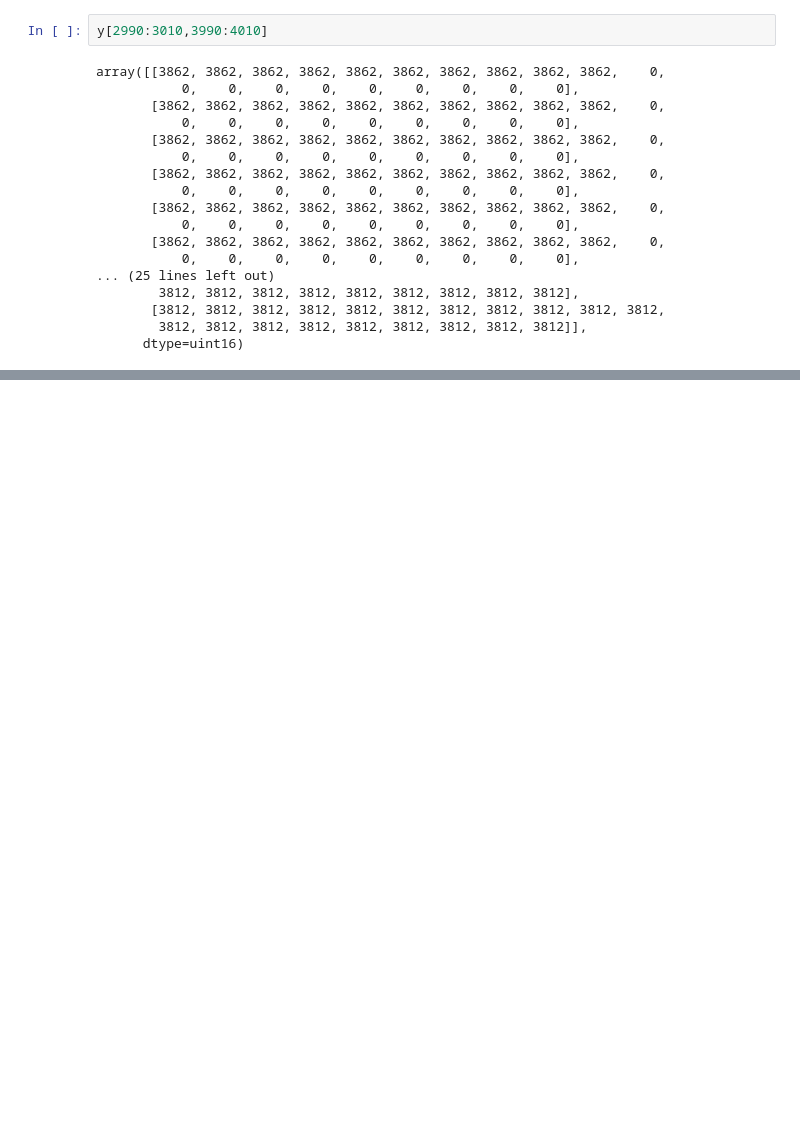
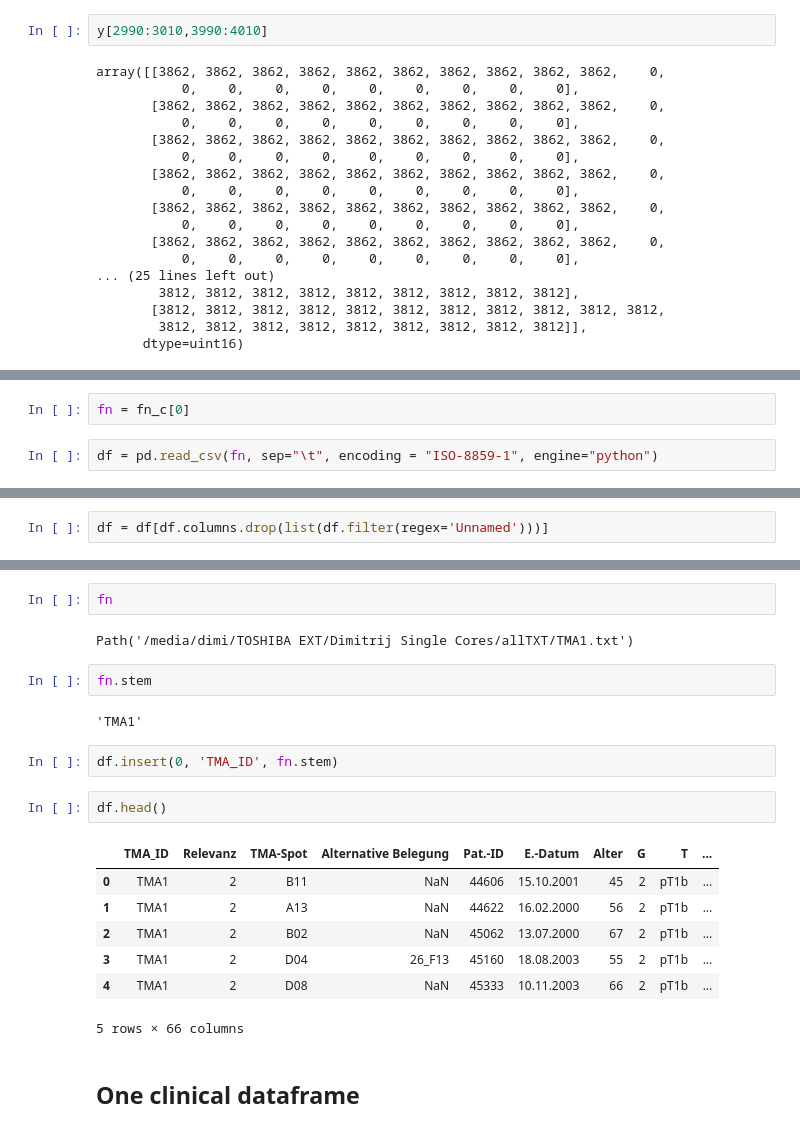
Before and after one commit to DiTscho/ml, a Jupyter notebook: 00_data.ipynb, the cells around one changed output, grey strips where cells are left out. Cells and saved outputs as stored; diff of their text form; blank space fills up the shorter version.

```diff
--- a/00_core.ipynb
+++ b/00_data.ipynb
@@ -100,0 +158,4 @@ array([[3862, 3862, 3862, 3862, 3862, 3862, 3862, 3862, 3862, 3862,    0,
+# %%
+fn = fn_c[0]
+# %%
+df = pd.read_csv(fn, sep="\t", encoding = "ISO-8859-1", engine="python")
@@ -100,0 +186,2 @@ array([[3862, 3862, 3862, 3862, 3862, 3862, 3862, 3862, 3862, 3862,    0,
+# %%
+df = df[df.columns.drop(list(df.filter(regex='Unnamed')))]
@@ -100,0 +212,22 @@ array([[3862, 3862, 3862, 3862, 3862, 3862, 3862, 3862, 3862, 3862,    0,
+# %%
+fn
+# %% [output]
+Path('/media/dimi/TOSHIBA EXT/Dimitrij Single Cores/allTXT/TMA1.txt')
+# %%
+fn.stem
+# %% [output]
+'TMA1'
+# %%
+df.insert(0, 'TMA_ID', fn.stem)
+# %%
+df.head()
+# %% [output]
+|  | TMA_ID | Relevanz | TMA-Spot | Alternative Belegung | Pat.-ID | E.-Datum | Alter | G | T | ... |
+| 0 | TMA1 | 2 | B11 | NaN | 44606 | 15.10.2001 | 45 | 2 | pT1b | ... |
+| 1 | TMA1 | 2 | A13 | NaN | 44622 | 16.02.2000 | 56 | 2 | pT1b | ... |
+| 2 | TMA1 | 2 | B02 | NaN | 45062 | 13.07.2000 | 67 | 2 | pT1b | ... |
+| 3 | TMA1 | 2 | D04 | 26_F13 | 45160 | 18.08.2003 | 55 | 2 | pT1b | ... |
+| 4 | TMA1 | 2 | D08 | NaN | 45333 | 10.11.2003 | 66 | 2 | pT1b | ... |
+5 rows × 66 columns
+# %% [markdown]
+## One clinical dataframe
```
Also changed, not shown: parts of 42 cells of this notebook, 2 other files.
